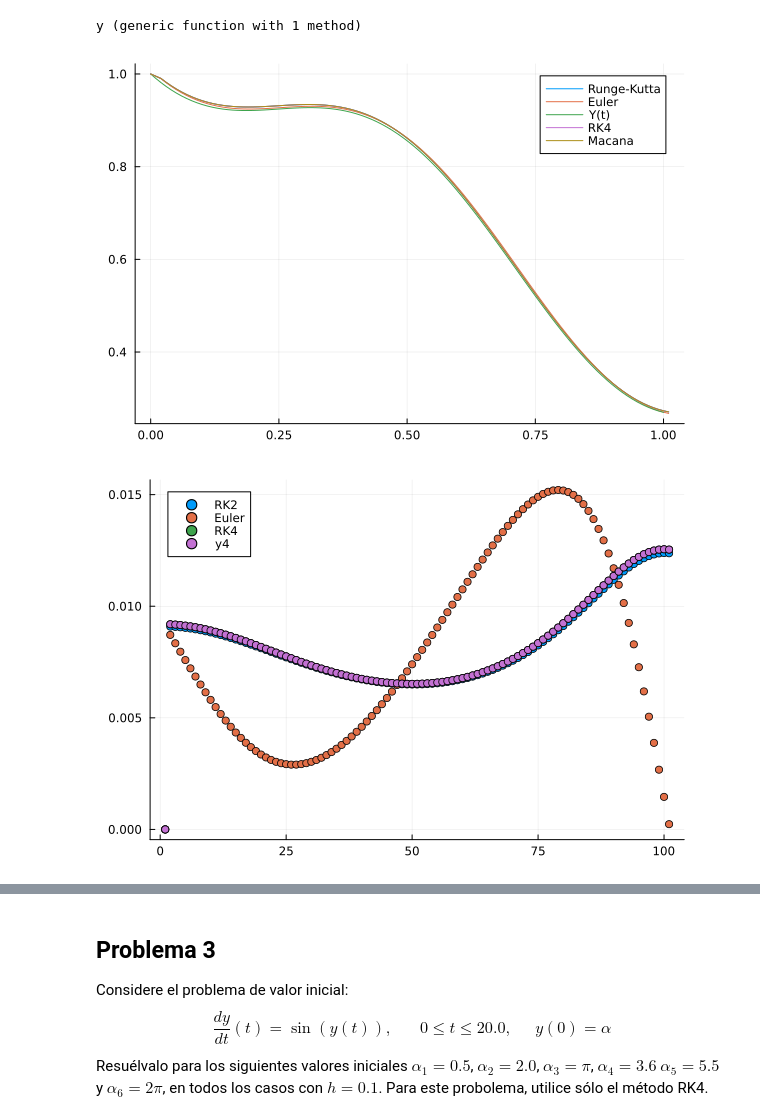
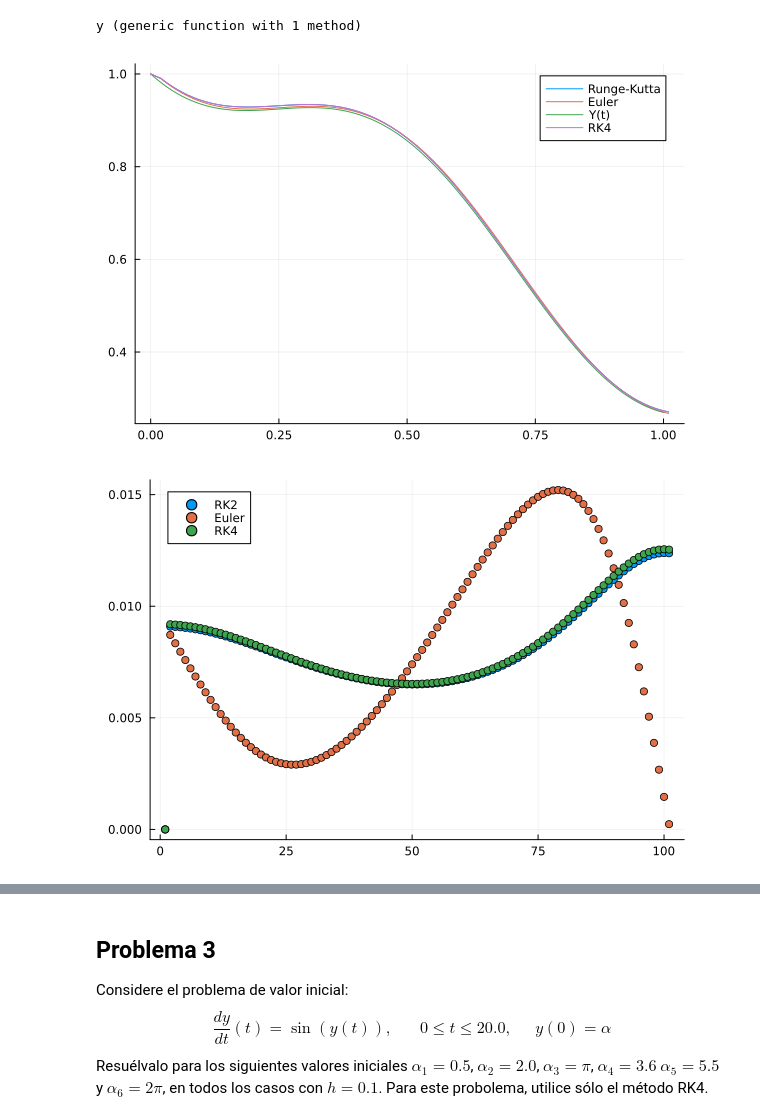
Before and after one commit to CuteS3al/Metodos-2024, a Jupyter notebook: Guia7/guia-7-2024.ipynb, the cells around one changed output, grey strips where cells are left out. Saved outputs shown, nothing was run; the diff lists cells and outputs as text; code cells hidden in the pictures.

```diff
--- a/Guia7/guia-7-2024.ipynb
+++ b/Guia7/guia-7-2024.ipynb
@@ -135,25 +139,22 @@ f(y,t,p)=-y + sin(2*pi*t)
 resultado=dif_rk2(f,0,1,1,0.01)
 resultado2=dif_euler(f,0,1,1,0.01)
 resultado3=dif_rk4(f,0,1,1,0.01)
-resultado4=dif_rk4_multi(ñ,0,1,[1],0.01)
 
 plot(resultado[2],resultado[1],label="Runge-Kutta")
 plot!(resultado2[2],resultado2[1],label="Euler")
 plot!(0:0.01:1,y,label="Y(t)")
 plot!(resultado3[2],resultado3[1],label="RK4")
-plot!(resultado4[2],resultado4[1],label="Macana")
 # %% [output]
-[figure, old version]
+[figure, new version]
 # %%
 real=y.(resultado[2])
 err_rk2=(abs.(real.-resultado[1]))./real
 err_eu=(abs.(real.-resultado2[1]))./real
 err_rk4=(abs.(real.-resultado3[1]))./real
-err_macana=((abs.(real.-resultado4[1]))./real)
+
 scatter(err_rk2,label="RK2")
 scatter!(err_eu,label="Euler")
 scatter!(err_rk4,label="RK4")
-scatter!(err_macana)
 # %% [output]
-[figure, old version]
+[figure, new version]
 # %%
```
Also changed, not shown: parts of 14 cells of this notebook.
